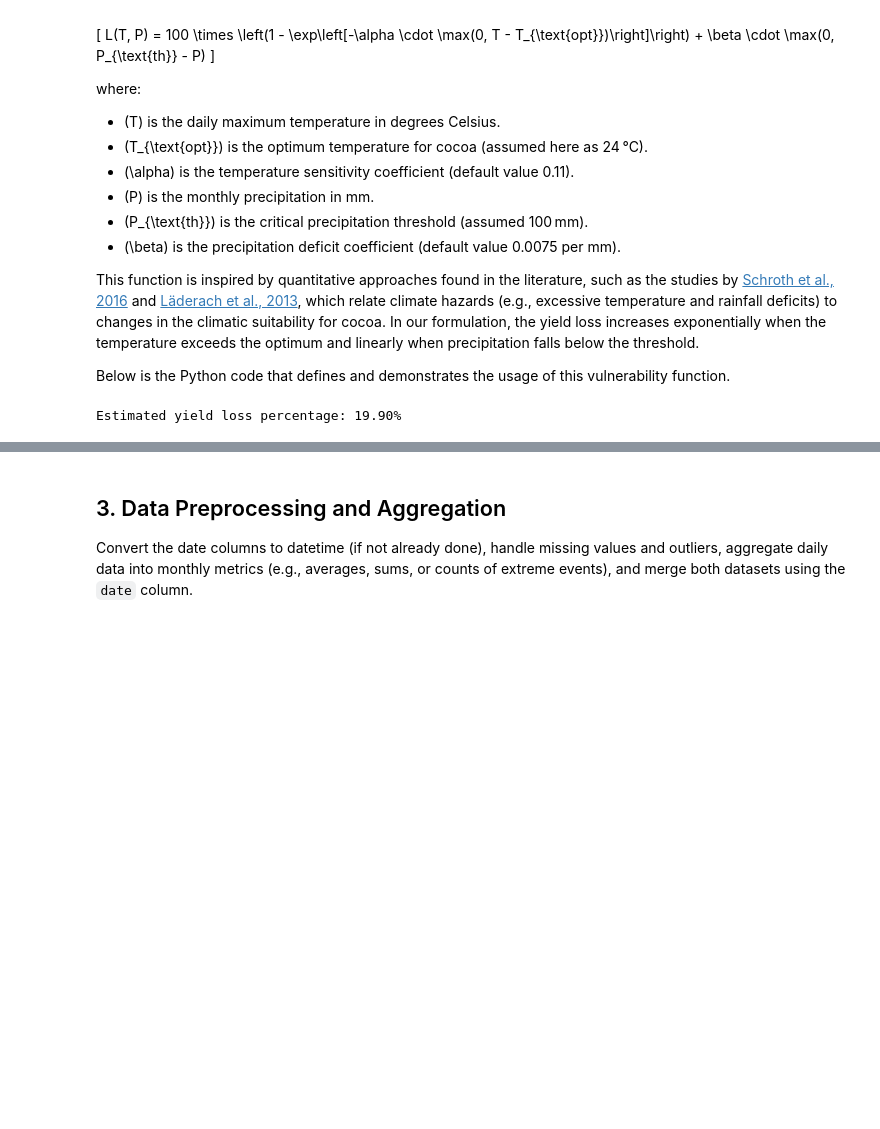
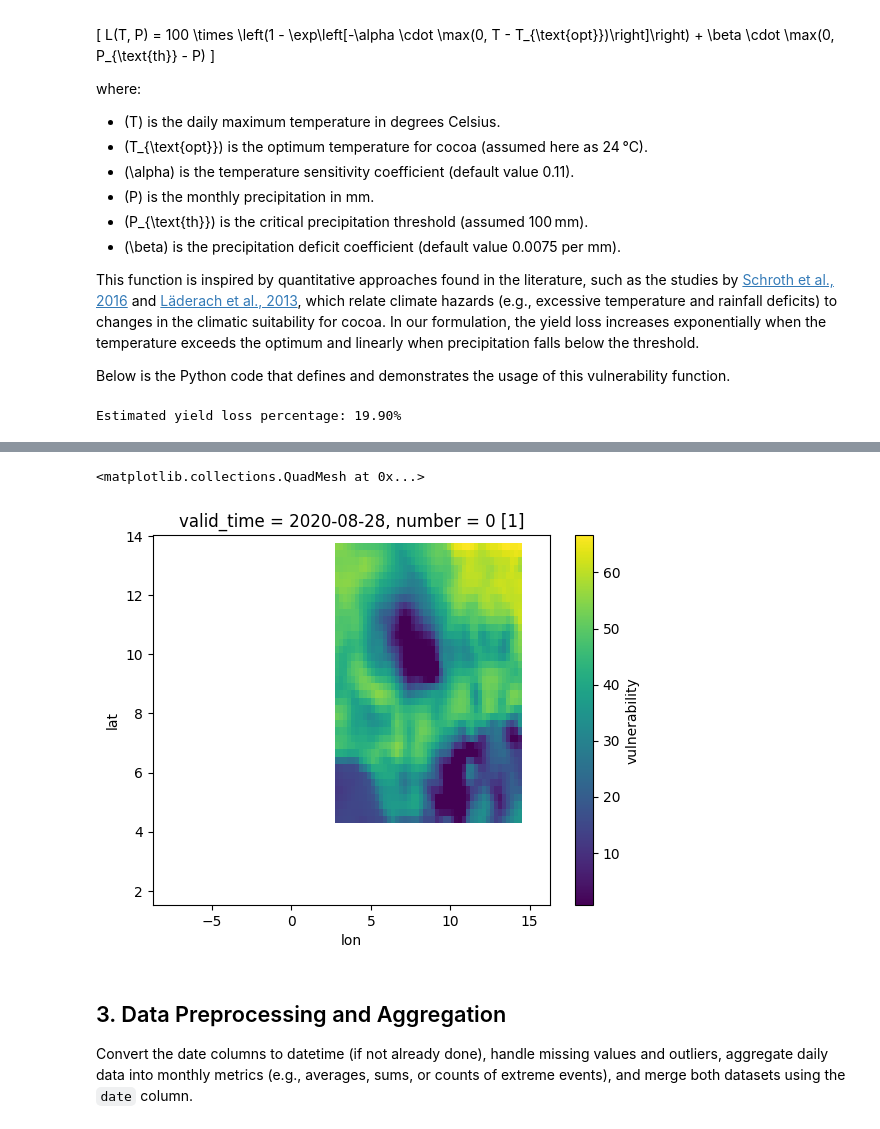
Before and after one commit to carsanmilcar/crop_analysis, a Jupyter notebook: nb.ipynb, the cells around one changed output, grey strips where cells are left out. Drawn from its saved outputs; the diff is of its cells as text; code cells hidden in the pictures; blank space fills up the shorter version.

```diff
--- a/nb.ipynb
+++ b/nb.ipynb
@@ -206,0 +50,25 @@ Your request is too large, please reduce your selection.
+# %%
+import requests
+import geopandas as gpd
+from pathlib import Path
+
+# URL del GeoJSON de límites administrativos
+url = "https://public.opendatasoft.com/api/explore/v2.1/catalog/datasets/world-administrative-boundaries/exports/geojson?lang=en&timezone=Europe%2FBerlin"
+
+# Definir el directorio de salida y el nombre del archivo
+output_dir = Path("data_inputs")
+output_dir.mkdir(parents=True, exist_ok=True)
+output_file = output_dir / "world-administrative-boundaries.geojson"
+
+# Descargar el GeoJSON
+response = requests.get(url)
+if response.status_code == 200:
+    with open(output_file, "wb") as f:
+        f.write(response.content)
+    print(f"GeoJSON downloaded successfully and saved to {output_file}")
+else:
+    print("Error downloading file:", response.status_code)
+
+# Cargar el archivo en un GeoDataFrame
+gdf = gpd.read_file(output_file)
+print(f"GeoDataFrame loaded successfully with {len(gdf)} records.")
@@ -227,15 +351,15 @@ Below is the Python code that defines and demonstrates the usage of this vulnera
 # %%
 import numpy as np
 
-def vulnerability_loss(T, P, T_opt=24.0, P_th=100.0, alpha=0.11, beta=0.0075):
+def vulnerability_loss(T, P, T_opt=24.0+273.15, P_th=100.0, alpha=0.11, beta=0.0075):
     """
     Compute the estimated yield loss percentage for cocoa based on daily maximum temperature (T)
-    and monthly precipitation (P).
+    and monthly total precipitation (P). Temperature is expected in Kelvin.
 
     Parameters:
-    - T (float): Daily maximum temperature (°C).
+    - T (float): Daily maximum temperature in Kelvin.
     - P (float): Monthly total precipitation (mm).
-    - T_opt (float): Optimum temperature for cocoa (default 24°C).
+    - T_opt (float): Optimum temperature for cocoa (default is 24°C in Kelvin, i.e., 297.15 K).
     - P_th (float): Critical precipitation threshold (default 100 mm).
     - alpha (float): Temperature sensitivity coefficient (default 0.11).
     - beta (float): Precipitation deficit coefficient (default 0.0075 per mm deficit).
@@ -254,8 +378,10 @@ def vulnerability_loss(T, P, T_opt=24.0, P_th=100.0, alpha=0.11, beta=0.0075):
     return temp_effect + precip_effect
 
 # Example usage:
-T_example = 26  # Daily maximum temperature in °C (2°C above the optimum)
-P_example = 80  # Monthly precipitation in mm (20 mm below the threshold)
+# Temperature example: 26°C converted to Kelvin (26 + 273.15 = 299.15 K)
+T_example = 26 + 273.15
+# Monthly precipitation example: 80 mm (20 mm below the 100 mm threshold)
+P_example = 80
 loss_percentage = vulnerability_loss(T_example, P_example)
 print(f"Estimated yield loss percentage: {loss_percentage:.2f}%")
 # %% [output]
@@ -263,3 +477,8 @@ Estimated yield loss percentage: 19.90%
+# %%
+ds.vulnerability.isel(valid_time=240).plot()
+# %% [output]
+<matplotlib.collections.QuadMesh at 0x...>
+[figure, added]
 # %% [markdown]
 ## 3. Data Preprocessing and Aggregation
 Convert the date columns to datetime (if not already done), handle missing values and outliers, aggregate daily data into monthly metrics (e.g., averages, sums, or counts of extreme events), and merge both datasets using the `date` column.
```
Also changed, not shown: parts of 9 cells of this notebook, 2 other files.
